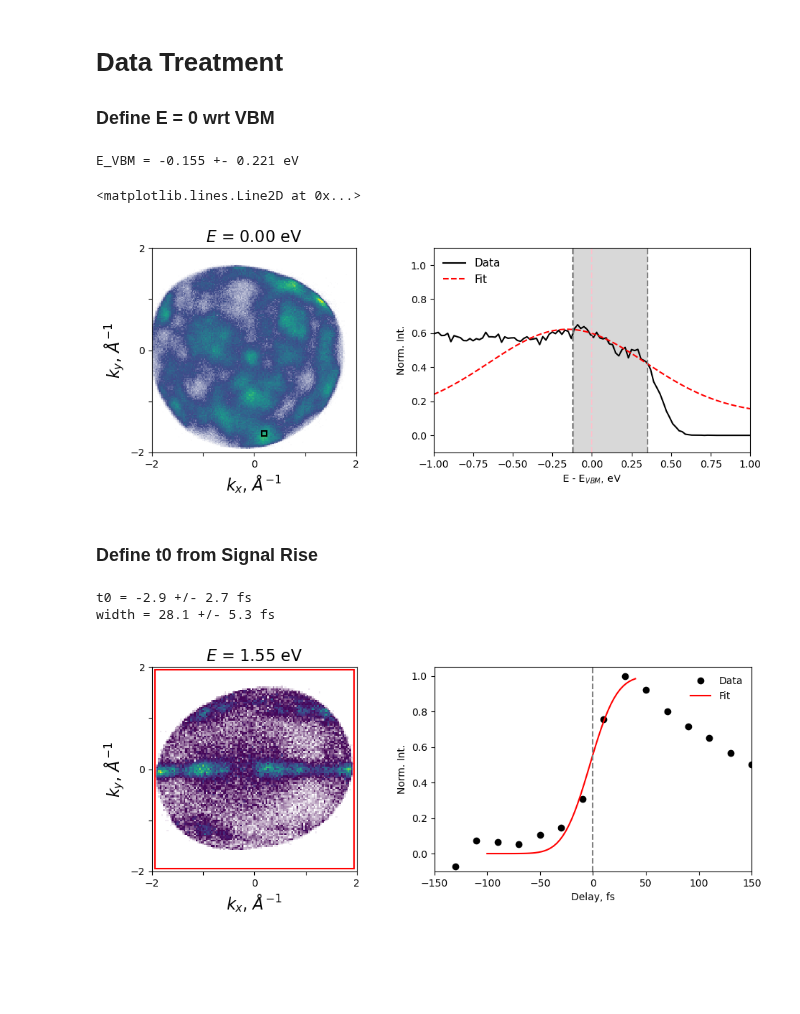
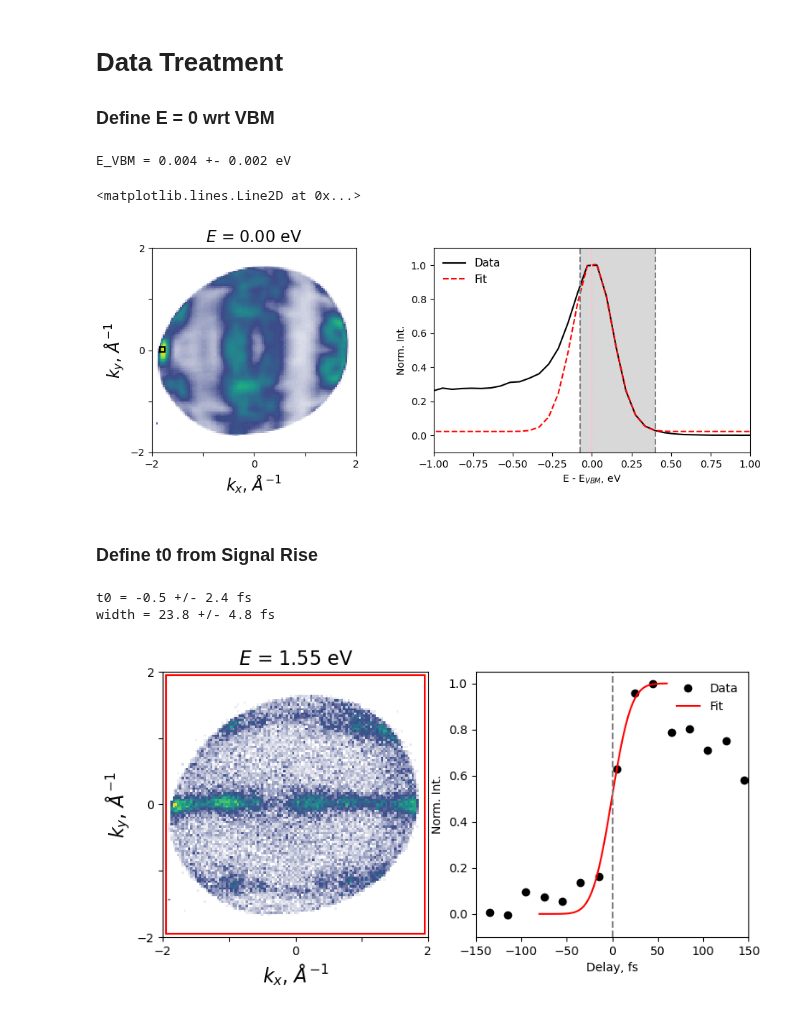
Before and after one commit to lawsonlloyd/mpes-analysis, a Jupyter notebook: mpes_Plot_Analysis.ipynb, the cells around one changed output. Drawn from its saved outputs; the diff is of its cells as text; code cells hidden in the pictures; blank space fills up the shorter version.

```diff
--- a/mpes_Plot_Analysis.ipynb
+++ b/mpes_Plot_Analysis.ipynb
@@ -38,7 +41,12 @@ data_path = 'R:\Lawson\Data\metis'
 #data_path = '/Users/lawsonlloyd/Desktop/Data/metis'
 
 filename, offsets = 'Scan162_RT_120x120x115x50_binned.h5', [0.8467, -120]
-filename, offsets = 'Scan162_RT_120x120x115x51_rebinned_newECAL.h5', [0, 0]
+#filename, offsets = 'Scan162_RT_120x120x115x51_rebinned_newECAL.h5', [0.035, 0]
+#filename, offsets = 'Scan177_120K_120x120x115_binned.h5', [0.363, 0]
+
+filename, offsets = 'Scan186_120K_Static_120x120x200_binned.h5', [0.039, 0]
+filename, offsets = 'Scan188_120K_120x120x115x77_binned.h5', [0.5660, -105]
+#filename, offsets = 'Scan163_120K_101x101x131x77_binned_v3.h5',  [0, 0]
 
 #filename, offsets = 'Scan0804_30K_Pprobe_Spump_binned.h5', [.5047, -102]
 
@@ -50,7 +58,10 @@ filename, offsets = 'Scan162_RT_120x120x115x51_rebinned_newECAL.h5', [0, 0]
 # filename, offsets = 'Scan1063_binned.h5', [-4.5, 0]
 # filename, offsets = 'Scan1064_binned.h5', [-4.75, 0]
 # filename, offsets = 'Scan1076_binned.h5', [-0.4, 0]
-# filename, offsets = 'Scan1095_binned.h5', [0, 0]
+#filename, offsets = 'Scan1095_binned.h5', [0, -55]
 # filename, offsets = 'Scan1097_binned.h5', [0, 0]
 
-#filename, offsets = 'Scan129_binned_200x200x300_CrSBr_Integrated_XUV_Pol.h5', [.2, 0]
+# Load the Data
+data_loader = DataLoader(data_path + '//' + filename, offsets = offsets)
+I = data_loader.load()
+I_res = I
@@ -59,10 +73,7 @@ filename, offsets = 'Scan162_RT_120x120x115x51_rebinned_newECAL.h5', [0, 0]
 # %%
-# Load the Data
-data_loader = DataLoader(data_path + '//' + filename, offsets = offsets)
-I = data_loader.load()
-
 # Truncate and Normalize Data, if desired.
-#I = I.loc[{"delay":slice(-250,780)}]
+#I = I.loc[{"delay":slice(-250,850)}]
+I = I[:, :, :,1:-1]
 I = I/np.max(I)
 
 # Normalize Each Time Step to the Total Volume Counts, if desired
@@ -358,9 +350,11 @@ fig, axs = plt.subplots(2, 2, gridspec_kw={'width_ratios': [1, 1.5], 'height_rat
 fig.set_size_inches(8, 6, forward=False)
 axs = axs.flatten()
 
+I_res = I
+
 # Plot momentum map
 mpes.plot_momentum_maps(
-    I_res, E=1.3, E_int=0.2, delays=500, delay_int=1000,
+    I, E=1.3, E_int=0.2, delays=500, delay_int=1000,
     fig = fig, ax = axs[0],
     cmap=cmap_plot,
     panel_labels=False, fontsize=16,
@@ -419,7 +413,7 @@ axs[2].set_aspect(1)
 # Plot waterfall
 (kx, ky), (kx_int, ky_int) = (0, 0), (4, 4) # Central (kx, ky) point and k-integration
 mpes.plot_waterfall(
-    I_diff, kx, kx_int, ky, ky_int,
+    I, kx, kx_int, ky, ky_int,
     fig = fig, ax = axs[3],
     cmap=cmap_LTL, scale=[0,1], energy_limits=[.5,3]
 )
@@ -460,9 +455,10 @@ save_figure = False
 
 ### Plot EDCs at GAMMA vs time
 
-(kx, ky), k_int = (0.2, -1.63), 0.1
+(kx, ky), k_int = (-1.8, 0.01), 0.1
+#(kx, ky), k_int = (0, 1.6), 0.1
 
-delay, delay_int = -200, 200
+delay, delay_int = -150, 200
 
 edc_gamma = mpes.get_edc(I_res, kx, ky, (k_int, k_int), delay, delay_int)
 edc_gamma = edc_gamma/np.max(edc_gamma)
@@ -474,7 +470,7 @@ mpes.plot_momentum_maps(
     fontsize=16, figsize=(8, 6), colorbar=False, panel_labels = False
 )
 
-energy_window = [-0.12, 0.35]
+energy_window = [-0.075, 0.4]
 p0 = [1, .02, 0.4, 0] # Fitting params initial guess [amp, center, width, offset]
 
 mpes.find_E0(edc_gamma, energy_window, p0, fig, ax)
@@ -493,45 +489,45 @@ ax[1].axvline(energy_window[0], color = 'grey', linestyle = 'dashed')
 ax[1].axvline(energy_window[1], color = 'grey', linestyle = 'dashed')
 ax[1].axvline(0, color = 'pink', linestyle = 'dashed')
 # %% [output]
-E_VBM = -0.155 +- 0.221 eV
+E_VBM = 0.004 +- 0.002 eV
 <matplotlib.lines.Line2D at 0x...>
-[figure, old version]
+[figure, new version]
 # %% [markdown]
 ### Define t0 from Signal Rise
 # %%
 #%% Define t0 from Exciton Rise
 
 fig, ax = plt.subplots(1, 2, gridspec_kw={'width_ratios': [1, 1], 'height_ratios':[1]})
-fig.set_size_inches(10, 4, forward=False)
+fig.set_size_inches(8, 4, forward=False)
 ax = ax.flatten()
 
 figure_file_name = 'define_t0'
 save_figure = False
 
 ### Plot EDCs at GAMMA vs time
 
 (kx, ky), (kx_int, ky_int) = (0, 0), (3.9, 3.9)
 #(kx, ky), (kx_int, ky_int) = (0, .7), (1.5, 0.5)
 E, E_int = 1.55, 0.1
-delay_limits = [-100, 40]
+delay_limits = [-80, 60]
 
 mpes.plot_momentum_maps(
     I_res, E=E, E_int=E_int, delays=200, delay_int=700,
     fig = fig, ax = ax[0],
     cmap=cmap_LTL, scale=[0, 1],
     fontsize=16, figsize=(8, 6), colorbar=False, panel_labels = False
 )
 
 rect = (Rectangle((kx-kx_int/2, ky-ky_int/2), kx_int, ky_int, linewidth=1.5,\
                          edgecolor='red', facecolor='None'))
 fig.axes[0].add_patch(rect)
 
-trace_ex = mpes.get_time_trace(I_res, E, E_int, (kx, ky), (kx_int, ky_int), True, True, neg_delays = (-350, -100))
-mpes.find_t0(trace_ex, delay_limits, fig, ax)
+trace_ex = mpes.get_time_trace(I_res, E, E_int, (kx, ky), (kx_int, ky_int),  norm_trace = True, subtract_neg = True, neg_delays = (-350, -100))
+mpes.find_t0(trace_ex, delay_limits, fig=fig, ax=ax)
 
 if save_figure is True:
     mpes.save_figure(fig, name = f'test', image_format = 'pdf')
 # %% [output]
-t0 = -2.9 +/- 2.7 fs
-width = 28.1 +/- 5.3 fs
+t0 = -0.5 +/- 2.4 fs
+width = 23.8 +/- 4.8 fs
-[figure, old version]
+[figure, new version]
```
Also changed, not shown: parts of 14 cells of this notebook, 1 other file.
